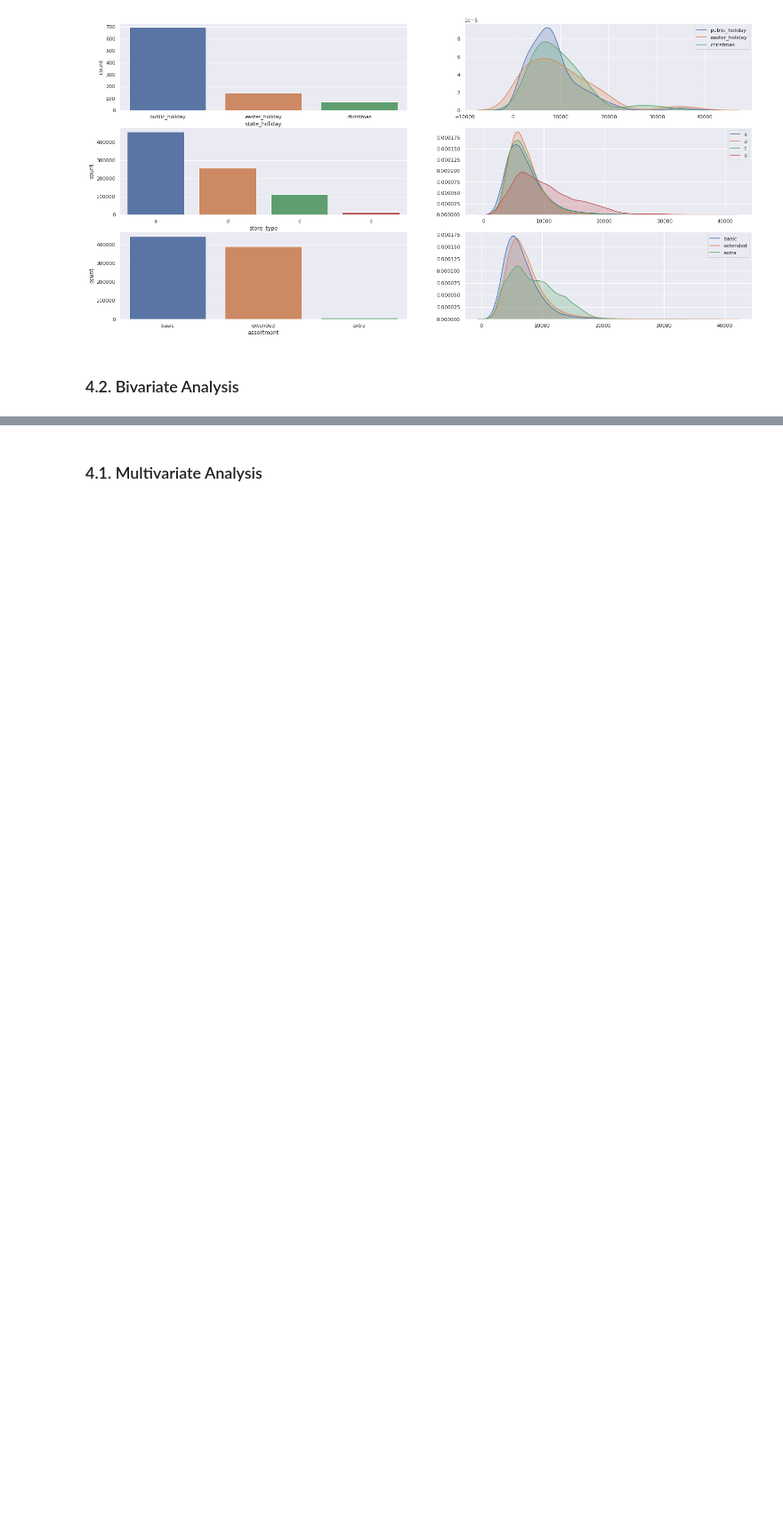
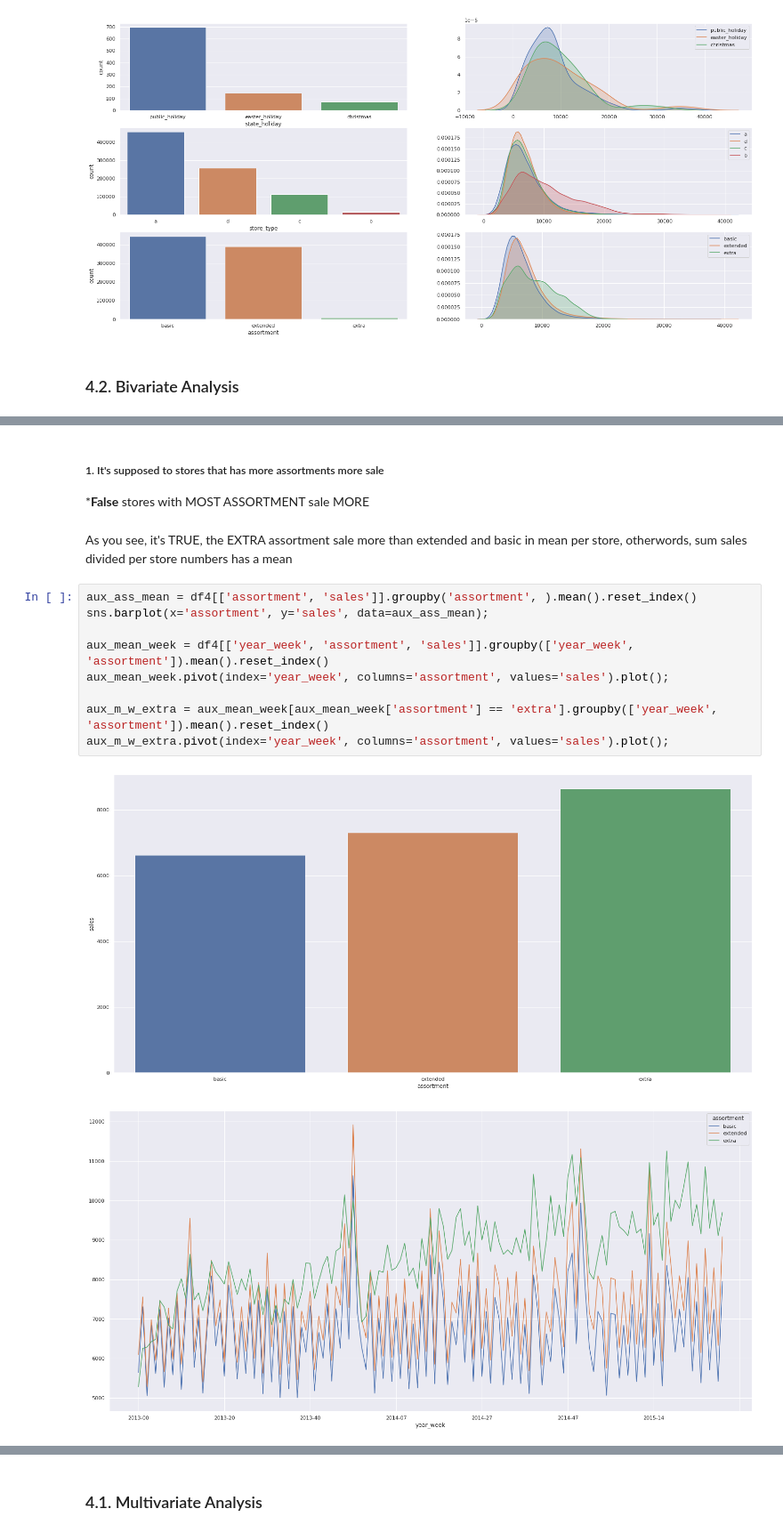
Before and after one commit to diegopmayer/rossman_sales_forecast, a Jupyter notebook: exploratory_data_analysis.ipynb, the cells around one changed output, grey strips where cells are left out. Shown at 89% size. Cells and saved outputs as stored; diff of their text form; blank space fills up the shorter version.

```diff
--- a/exploratory_data_analysis.ipynb
+++ b/exploratory_data_analysis.ipynb
@@ -766,0 +788,17 @@ sns.kdeplot(df4[df4['assortment'] == 'extra']['sales'], label='extra', shade=Tru
+# %% [markdown]
+##### 1. It's supposed to stores that has more assortments more sale
+***False** stores with MOST ASSORTMENT sale MORE
+# %% [markdown]
+As you see, it's TRUE, the EXTRA assortment sale more than extended and basic in mean per store, otherwords, sum sales divided per store numbers has a mean
+# %%
+aux_ass_mean = df4[['assortment', 'sales']].groupby('assortment', ).mean().reset_index()
+sns.barplot(x='assortment', y='sales', data=aux_ass_mean);
+
+aux_mean_week = df4[['year_week', 'assortment', 'sales']].groupby(['year_week', 'assortment']).mean().reset_index()
+aux_mean_week.pivot(index='year_week', columns='assortment', values='sales').plot();
+
+aux_m_w_extra = aux_mean_week[aux_mean_week['assortment'] == 'extra'].groupby(['year_week', 'assortment']).mean().reset_index()
+aux_m_w_extra.pivot(index='year_week', columns='assortment', values='sales').plot();
+# %% [output]
+[figure, added]
+[figure, added]
```
Also changed, not shown: parts of 17 cells of this notebook.
